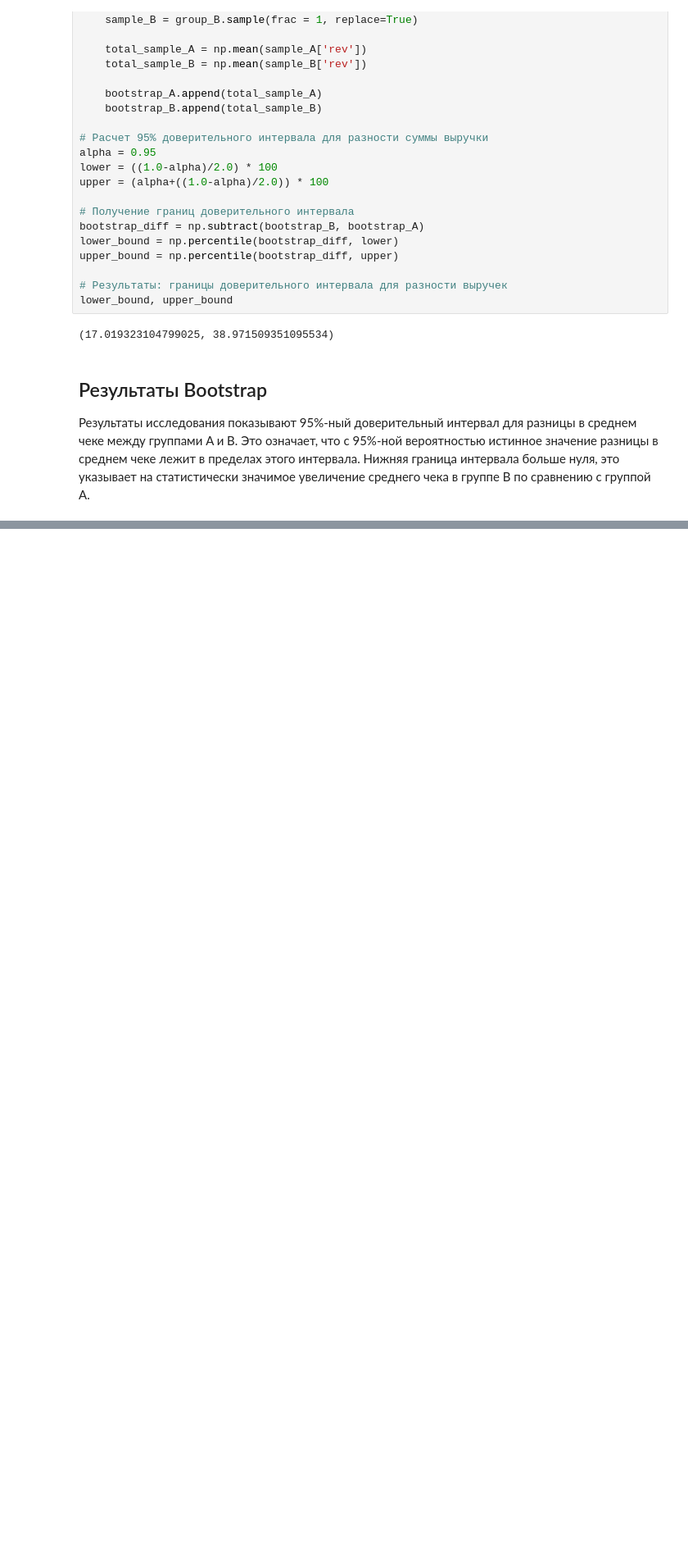
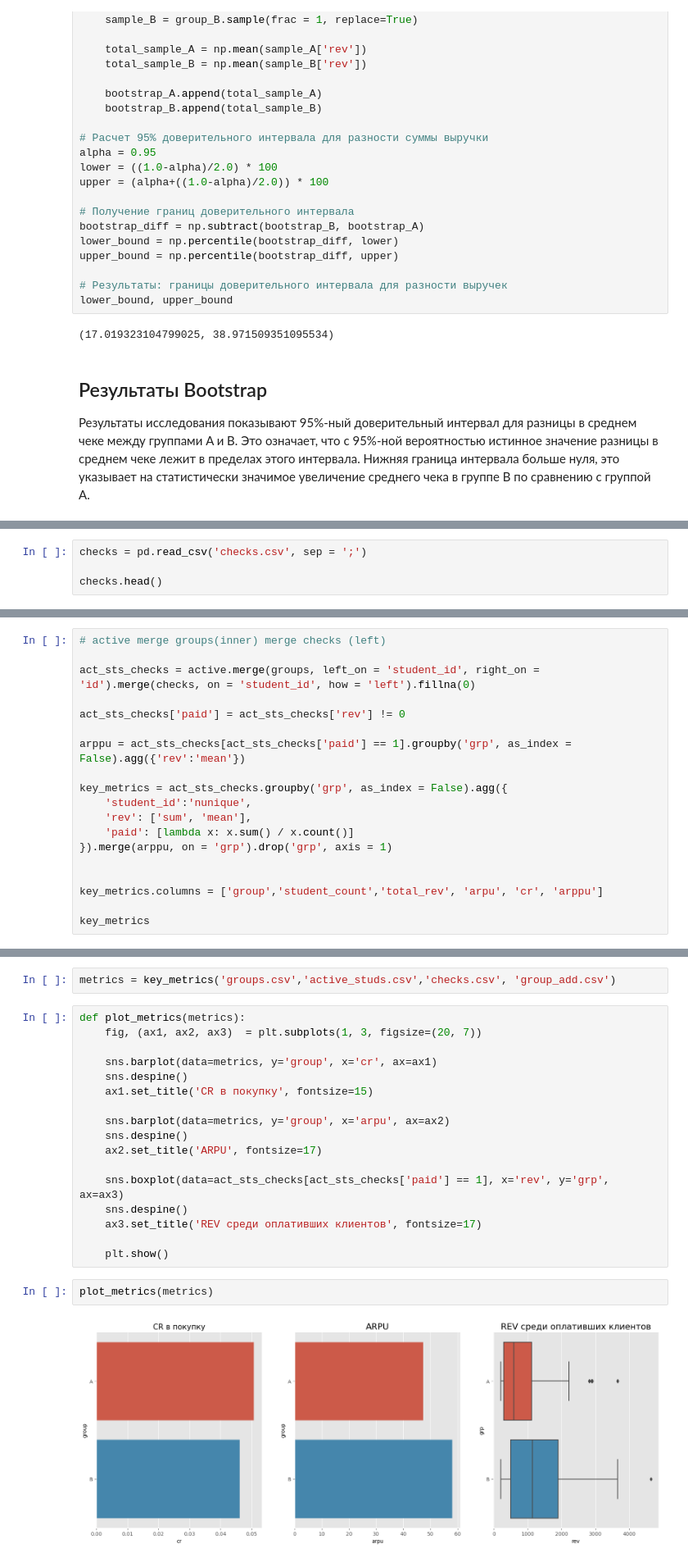
Before and after one commit to nnefil/education_platform, a Jupyter notebook: final_project_nevedrovfo.ipynb, the cells around one changed output, grey strips where cells are left out. Shown at 82% size. Cells and saved outputs as stored; diff of their text form; blank space fills up the shorter version.

```diff
--- a/final_project_nevedrovfo.ipynb
+++ b/final_project_nevedrovfo.ipynb
@@ -540,0 +623,4 @@ lower_bound, upper_bound
+# %%
+checks = pd.read_csv('checks.csv', sep = ';')
+
+checks.head()
@@ -540,0 +636,19 @@ lower_bound, upper_bound
+# %%
+# active merge groups(inner) merge checks (left)
+
+act_sts_checks = active.merge(groups, left_on = 'student_id', right_on = 'id').merge(checks, on = 'student_id', how = 'left').fillna(0)
+
+act_sts_checks['paid'] = act_sts_checks['rev'] != 0
+
+arppu = act_sts_checks[act_sts_checks['paid'] == 1].groupby('grp', as_index = False).agg({'rev':'mean'})
+
+key_metrics = act_sts_checks.groupby('grp', as_index = False).agg({
+    'student_id':'nunique',
+    'rev': ['sum', 'mean'],
+    'paid': [lambda x: x.sum() / x.count()]
+}).merge(arppu, on = 'grp').drop('grp', axis = 1)
+
+
+key_metrics.columns = ['group','student_count','total_rev', 'arpu', 'cr', 'arppu']
+
+key_metrics
@@ -540,0 +701,23 @@ lower_bound, upper_bound
+# %%
+metrics = key_metrics('groups.csv','active_studs.csv','checks.csv', 'group_add.csv')
+# %%
+def plot_metrics(metrics):
+    fig, (ax1, ax2, ax3)  = plt.subplots(1, 3, figsize=(20, 7))
+
+    sns.barplot(data=metrics, y='group', x='cr', ax=ax1)
+    sns.despine()
+    ax1.set_title('CR в покупку', fontsize=15)
+
+    sns.barplot(data=metrics, y='group', x='arpu', ax=ax2)
+    sns.despine()
+    ax2.set_title('ARPU', fontsize=17)
+
+    sns.boxplot(data=act_sts_checks[act_sts_checks['paid'] == 1], x='rev', y='grp',  ax=ax3)
+    sns.despine()
+    ax3.set_title('REV cреди оплативших клиентов', fontsize=17)
+
+    plt.show()
+# %%
+plot_metrics(metrics)
+# %% [output]
+[figure, added]
```
Also changed, not shown: parts of 23 cells of this notebook.
